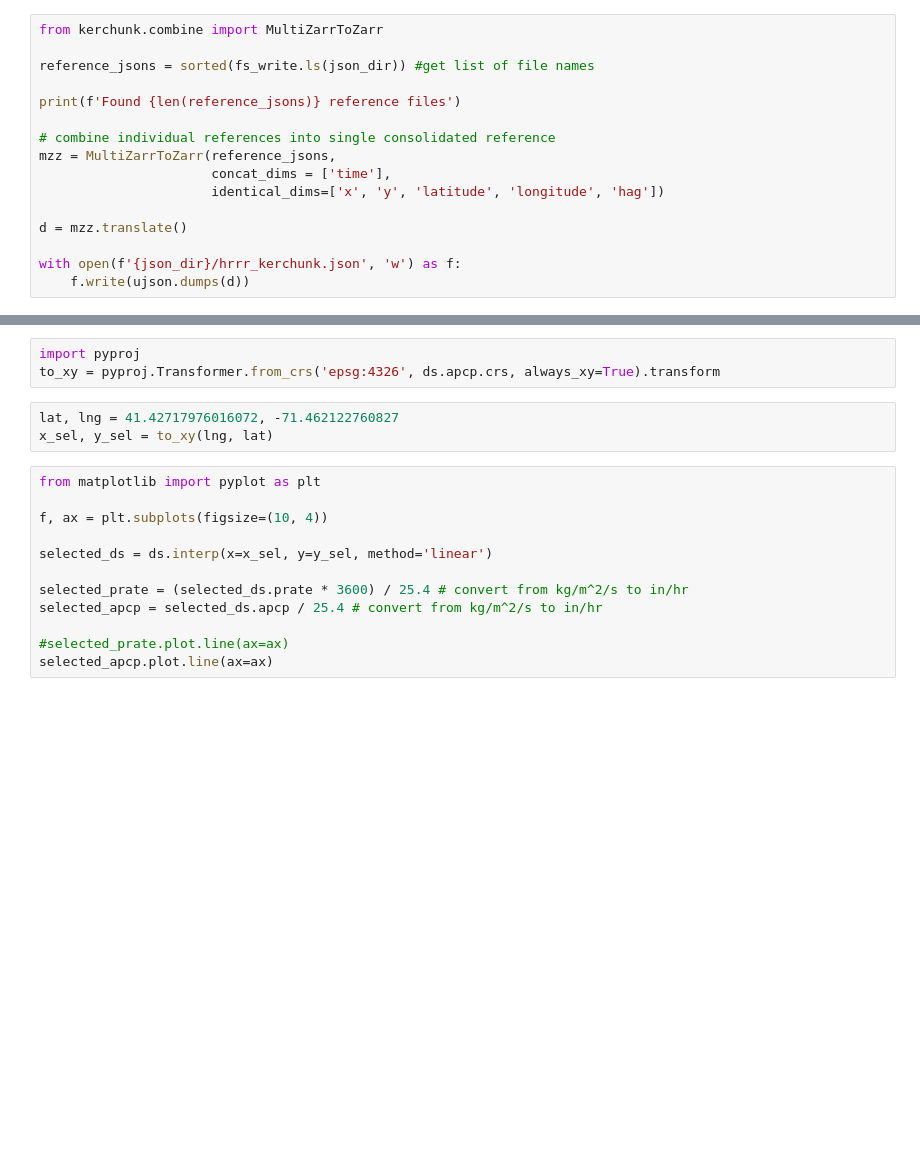
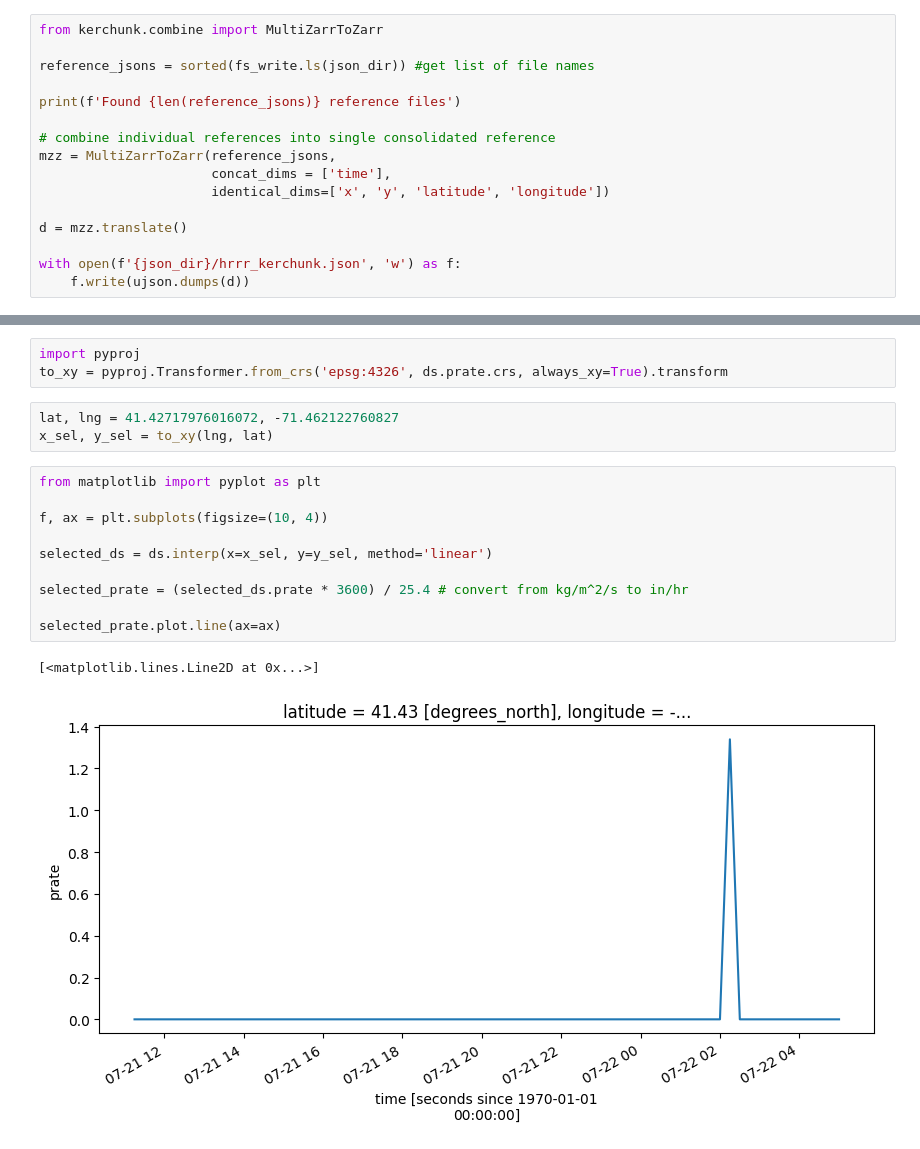
Before and after one commit to mpiannucci/gribberish, a Jupyter notebook: python/examples/kerchunk_hrrr_subhourly.ipynb, the cells around one changed output, grey strips where cells are left out. Saved outputs shown, nothing was run; the diff lists cells and outputs as text; blank space fills up the shorter version.

```diff
--- a/python/examples/kerchunk_hrrr_subhourly.ipynb
+++ b/python/examples/kerchunk_hrrr_subhourly.ipynb
@@ -45,7 +55,7 @@ print(f'Found {len(reference_jsons)} reference files')
 # combine individual references into single consolidated reference
 mzz = MultiZarrToZarr(reference_jsons,
                       concat_dims = ['time'],
-                      identical_dims=['x', 'y', 'latitude', 'longitude', 'hag'])
+                      identical_dims=['x', 'y', 'latitude', 'longitude'])
 
 d = mzz.translate()
 
@@ -62,18 +171,19 @@ ds
 # %%
 import pyproj
-to_xy = pyproj.Transformer.from_crs('epsg:4326', ds.apcp.crs, always_xy=True).transform
+to_xy = pyproj.Transformer.from_crs('epsg:4326', ds.prate.crs, always_xy=True).transform
 # %%
 lat, lng = 41.42717976016072, -71.462122760827
 x_sel, y_sel = to_xy(lng, lat)
 # %%
 from matplotlib import pyplot as plt
 
 f, ax = plt.subplots(figsize=(10, 4))
 
 selected_ds = ds.interp(x=x_sel, y=y_sel, method='linear')
 
 selected_prate = (selected_ds.prate * 3600) / 25.4 # convert from kg/m^2/s to in/hr
-selected_apcp = selected_ds.apcp / 25.4 # convert from kg/m^2/s to in/hr
 
-#selected_prate.plot.line(ax=ax)
-selected_apcp.plot.line(ax=ax)
+selected_prate.plot.line(ax=ax)
+# %% [output]
+[<matplotlib.lines.Line2D at 0x...>]
+[figure, added]
```
Also changed, not shown: parts of 8 cells of this notebook, 1 other file.
